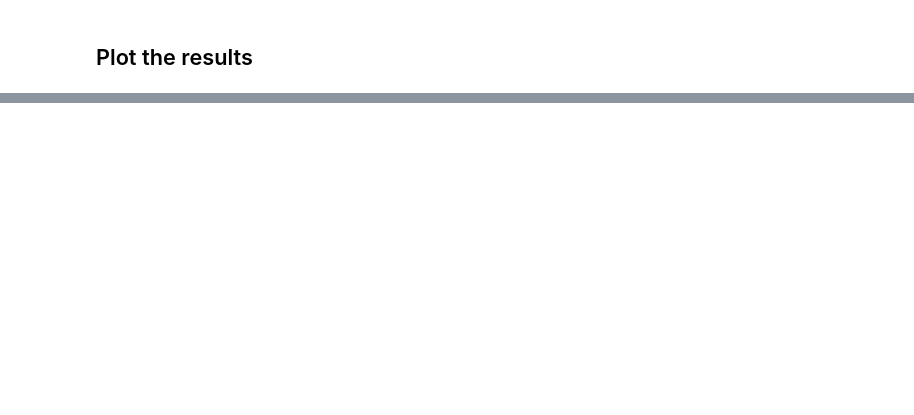
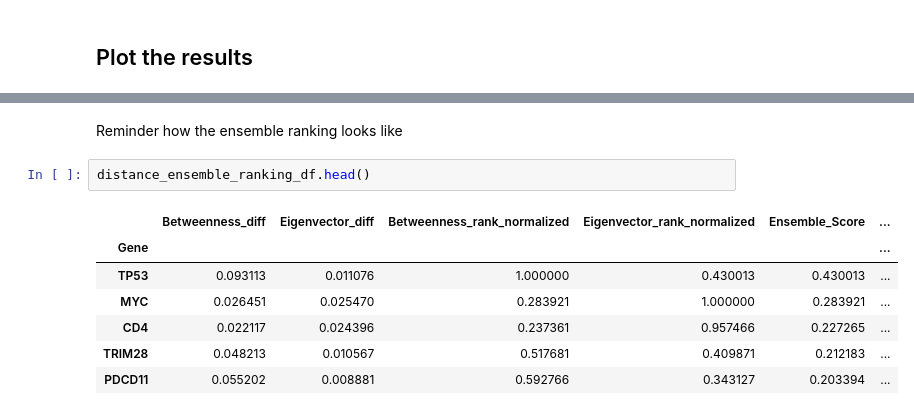
Before and after one commit to DavidosRB/Python-DiCE, a Jupyter notebook: notebooks/example_workflow.ipynb, the cells around one changed output, grey strips where cells are left out. Saved outputs shown, nothing was run; the diff lists cells and outputs as text; blank space fills up the shorter version.

```diff
--- a/notebooks/example_workflow.ipynb
+++ b/notebooks/example_workflow.ipynb
@@ -1076,0 +1082,12 @@ Look at paper again
+# %% [markdown]
+Reminder how the ensemble ranking looks like
+# %%
+distance_ensemble_ranking_df.head()
+# %% [output]
+|  | Betweenness_diff | Eigenvector_diff | Betweenness_rank_normalized | Eigenvector_rank_normalized | Ensemble_Score | ... |
+| Gene |  |  |  |  |  | ... |
+| TP53 | 0.093113 | 0.011076 | 1.000000 | 0.430013 | 0.430013 | ... |
+| MYC | 0.026451 | 0.025470 | 0.283921 | 1.000000 | 0.283921 | ... |
+| CD4 | 0.022117 | 0.024396 | 0.237361 | 0.957466 | 0.227265 | ... |
+| TRIM28 | 0.048213 | 0.010567 | 0.517681 | 0.409871 | 0.212183 | ... |
+| PDCD11 | 0.055202 | 0.008881 | 0.592766 | 0.343127 | 0.203394 | ... |
```
Also changed, not shown: parts of 20 cells of this notebook, 1 other file.
